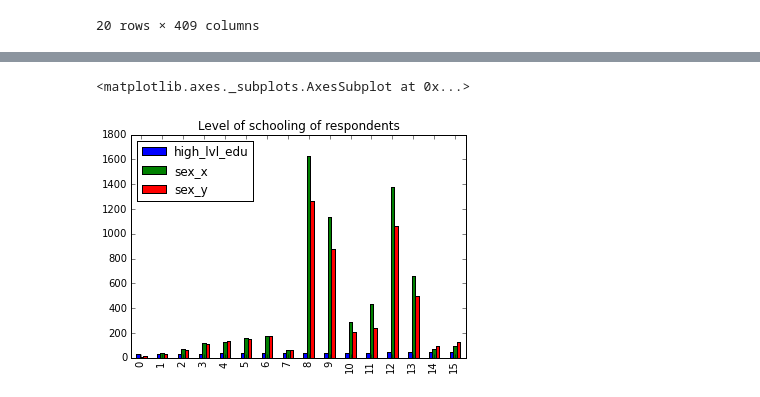
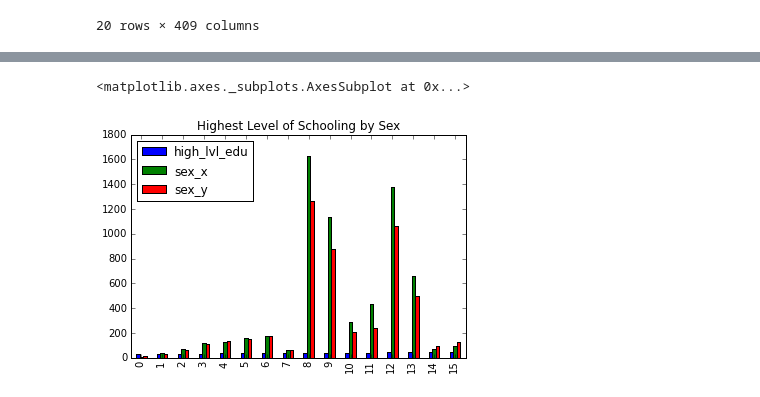
Before and after one commit to nckathleen/ATUS-Analysis, a Jupyter notebook: ATUS-Anaylsis.ipynb, the cells around one changed output, grey strips where cells are left out. Saved outputs shown, nothing was run; the diff lists cells and outputs as text; code cells hidden in the pictures.

```diff
--- a/ATUS-Anaylsis.ipynb
+++ b/ATUS-Anaylsis.ipynb
@@ -59,6 +58,6 @@ schooling.head()
 # %%
-female=schooling[schooling.sex==1].groupby('high_lvl_edu').count().reset_index()
-male=schooling[schooling.sex==2].groupby('high_lvl_edu').count().reset_index()
-# female
+female = schooling[schooling.sex==1].groupby('high_lvl_edu').count().reset_index()
+male = schooling[schooling.sex==2].groupby('high_lvl_edu').count().reset_index()
 
-school_by_sex = pd.merge(male, female, on='high_lvl_edu', how='inner')
+school_by_sex = pd.merge(male, female, on='high_lvl_edu')
+school_by_sex.pivot_table(index='high_lvl_edu')
@@ -88,10 +92,7 @@ school_by_sex.pivot_table#(index='high_lvl_edu', columns='sex' )
 # %%
-#summary[summary.high_lvl_edu].sort('sex')
-#product_count = complaints.Product.value_counts()
 school_by_sex.high_lvl_edu.value_counts()
-# for summary.high_lvl_edu < 35
 
-school_by_sex.plot(title = 'Level of schooling of respondents', legend = True, kind = 'bar')
+school_by_sex.plot(title='Highest Level of Schooling by Sex', legend=True, kind='bar')
 # %% [output]
 <matplotlib.axes._subplots.AxesSubplot at 0x...>
-[figure, old version]
+[figure, new version]
```
Also changed, not shown: parts of 15 cells of this notebook.
